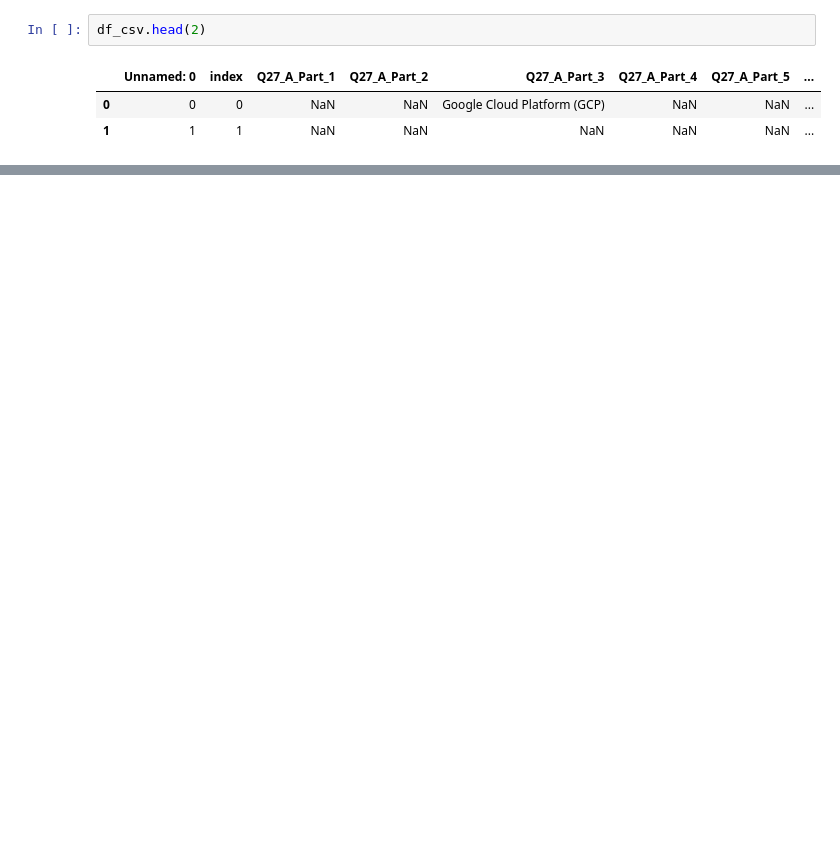
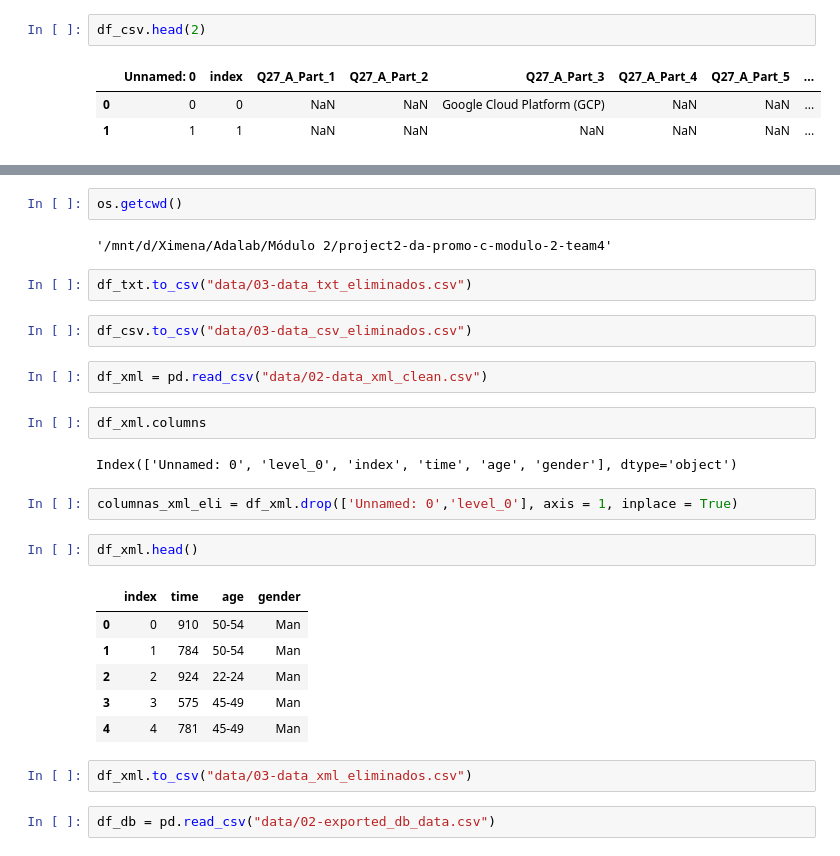
Before and after one commit to Adalab/project2-da-promo-c-modulo-2-team4, a Jupyter notebook: 02-eliminar-info.ipynb, the cells around one changed output, grey strips where cells are left out. Drawn from its saved outputs; the diff is of its cells as text; blank space fills up the shorter version.

```diff
--- a/02-eliminar-info.ipynb
+++ b/02-eliminar-info.ipynb
@@ -66,0 +91,29 @@ df_csv.head(2)
+# %%
+os.getcwd()
+# %% [output]
+'/mnt/d/Ximena/Adalab/Módulo 2/project2-da-promo-c-modulo-2-team4'
+# %%
+df_txt.to_csv("data/03-data_txt_eliminados.csv")
+# %%
+df_csv.to_csv("data/03-data_csv_eliminados.csv")
+# %%
+df_xml = pd.read_csv("data/02-data_xml_clean.csv")
+# %%
+df_xml.columns
+# %% [output]
+Index(['Unnamed: 0', 'level_0', 'index', 'time', 'age', 'gender'], dtype='object')
+# %%
+columnas_xml_eli = df_xml.drop(['Unnamed: 0','level_0'], axis = 1, inplace = True)
+# %%
+df_xml.head()
+# %% [output]
+|  | index | time | age | gender |
+| 0 | 0 | 910 | 50-54 | Man |
+| 1 | 1 | 784 | 50-54 | Man |
+| 2 | 2 | 924 | 22-24 | Man |
+| 3 | 3 | 575 | 45-49 | Man |
+| 4 | 4 | 781 | 45-49 | Man |
+# %%
+df_xml.to_csv("data/03-data_xml_eliminados.csv")
+# %%
+df_db = pd.read_csv("data/02-exported_db_data.csv")
```
Also changed, not shown: parts of 10 cells of this notebook, 4 other files.
